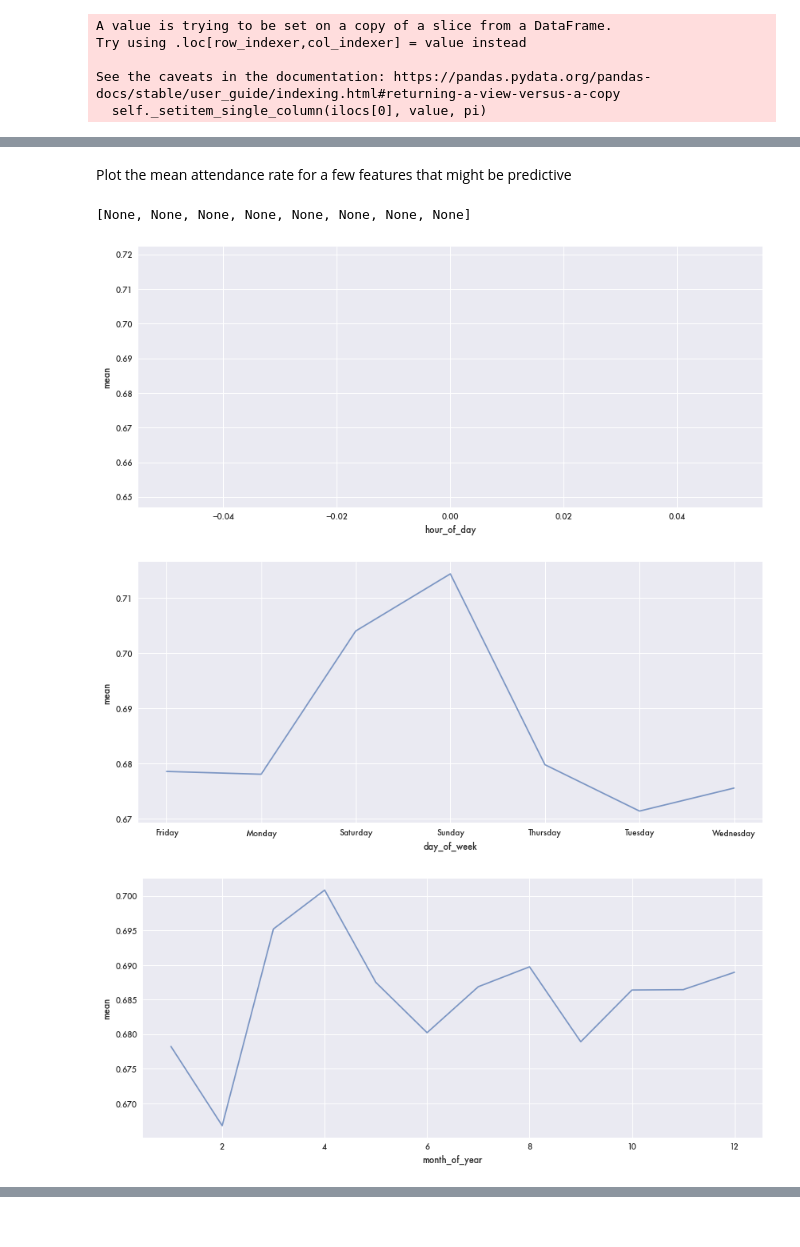
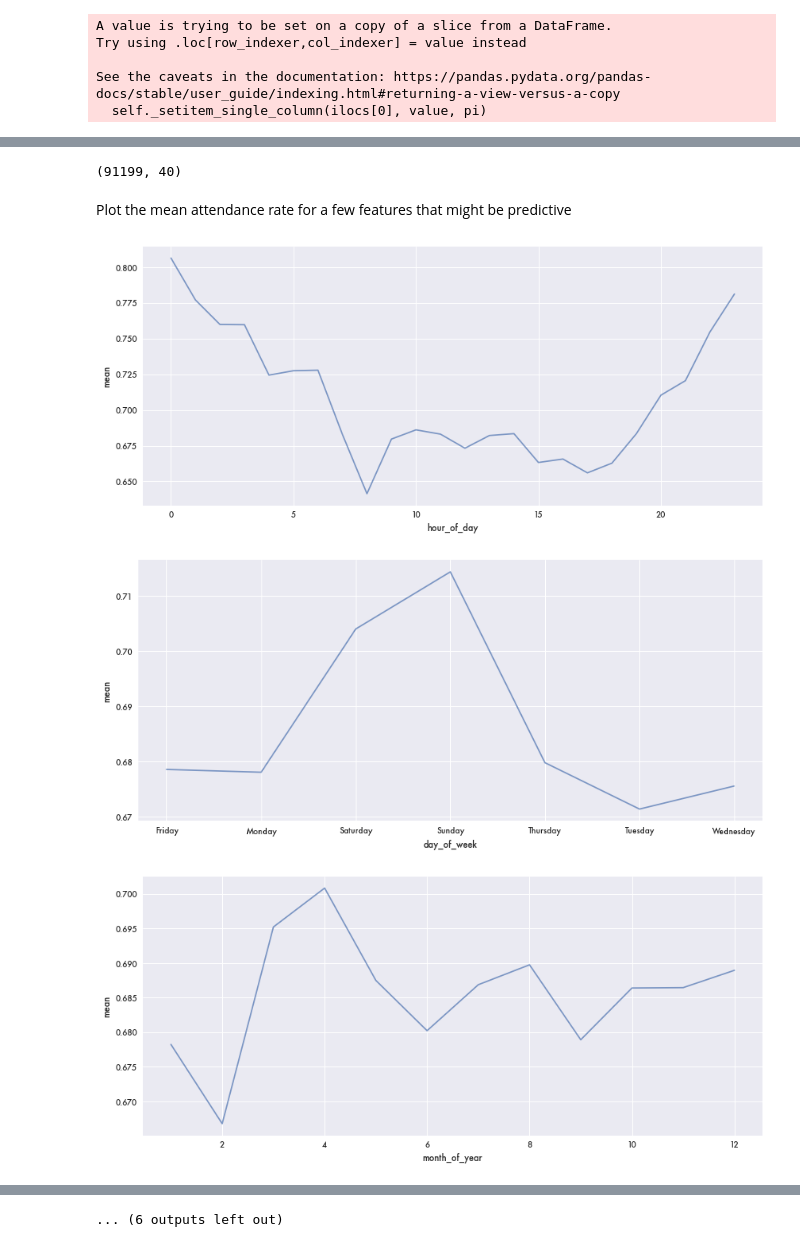
Before and after one commit to c-mccabe/police-officer-prediction, a Jupyter notebook: notebooks/1. EDA.ipynb, the cells around one changed output, grey strips where cells are left out. Saved outputs shown, nothing was run; the diff lists cells and outputs as text; code cells hidden in the pictures.

```diff
--- a/notebooks/1. EDA.ipynb
+++ b/notebooks/1. EDA.ipynb
@@ -28,3 +57,7 @@ values_df = add_values_from_key(df, key)
+# %%
+df.shape
+# %% [output]
+(91199, 40)
 # %%
 features = ['hour_of_day',
             'day_of_week',
@@ -33,14 +66,24 @@ features = ['hour_of_day',
             'accident_severity',
            'police_force',
            'speed_limit',
-           'number_of_vehicles']
+           'number_of_vehicles',
+           'number_of_casualties',
+            'junction_control',
+           'pedestrian_crossing_human_control',
+           'pedestrian_crossing_physical_facilities',
+            'light_conditions',
+           'weather_conditions',
+            'road_surface_conditions',
+           'special_conditions_at_site',
+            'carriageway_hazards',
+           'road_type']
 # %% [markdown]
 Plot the mean attendance rate for a few features that might be predictive
 # %%
-[plot_attendance_rate_by_feature(values_df, feature) for feature in features]
+for feature in features:
+    plot_attendance_rate_by_feature(values_df, feature)
 # %% [output]
-[None, None, None, None, None, None, None, None]
-[figure, old version]
+[figure, new version]
 [figure]
 [figure]
 [figure]
@@ -50,0 +98 @@ Plot the mean attendance rate for a few features that might be predictive
+... (6 outputs left out)
```
Also changed, not shown: parts of 6 cells of this notebook, 5 other files.
